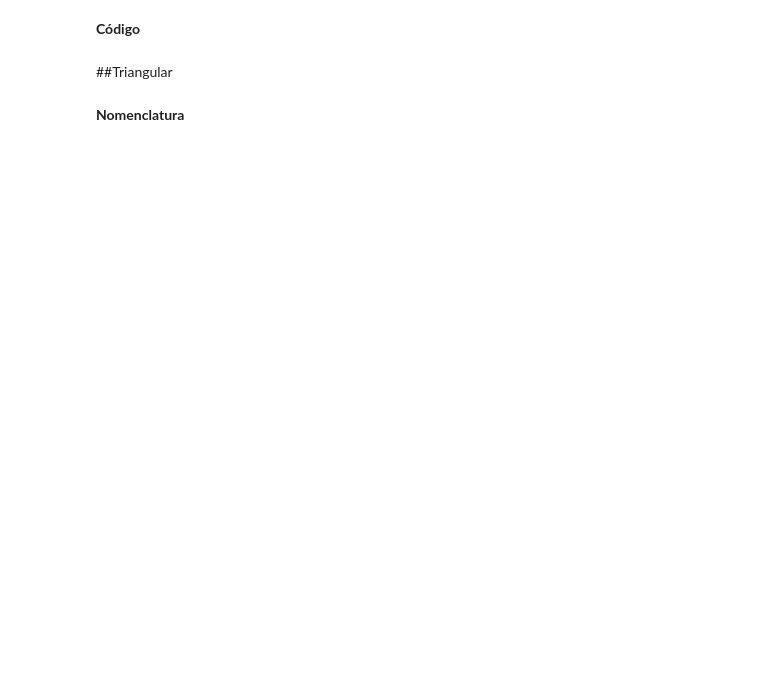
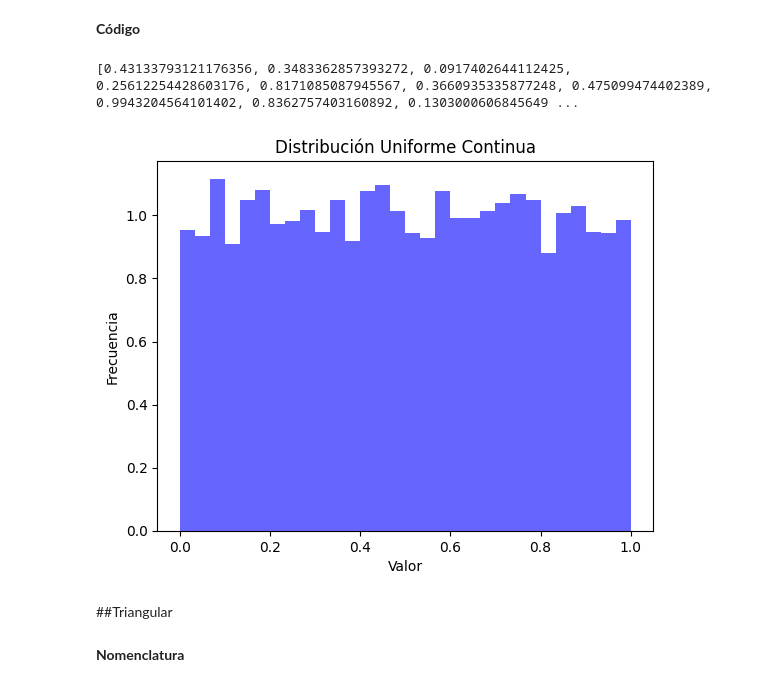
Before and after one commit to JimenezHAnaFer/SIMULACION-1, a Jupyter notebook: Catalogo.ipynb, the cells around one changed output. Drawn from its saved outputs; the diff is of its cells as text; code cells hidden in the pictures; blank space fills up the shorter version.

```diff
--- a/Catalogo.ipynb
+++ b/Catalogo.ipynb
@@ -48,5 +58,33 @@
 # %% [markdown]
 **Código**
+# %%
+import random as rd
+import matplotlib.pyplot as plt
+
+
+muestra = []
+def uniforme_continua(a, b):
+    U = rd.random()
+    X = a + (b - a) * U
+    muestra.append(X)
+    return X
+
+# Ejemplo de uso
+a = 0
+b = 1
+for _ in range(10000):
+    uniforme_continua(a, b)
+
+print(muestra)
+
+plt.hist(muestra, bins=30, density=True, alpha=0.6, color='b')
+plt.xlabel('Valor')
+plt.ylabel('Frecuencia')
+plt.title('Distribución Uniforme Continua')
+plt.show()
+# %% [output]
+[0.43133793121176356, 0.3483362857393272, 0.0917402644112425, 0.25612254428603176, 0.8171085087945567, 0.3660935335877248, 0.475099474402389, 0.9943204564101402, 0.8362757403160892, 0.1303000606845649 ...
+[figure, added]
 # %% [markdown]
 ##Triangular
 # %% [markdown]
```
Also changed, not shown: parts of 74 cells of this notebook.
